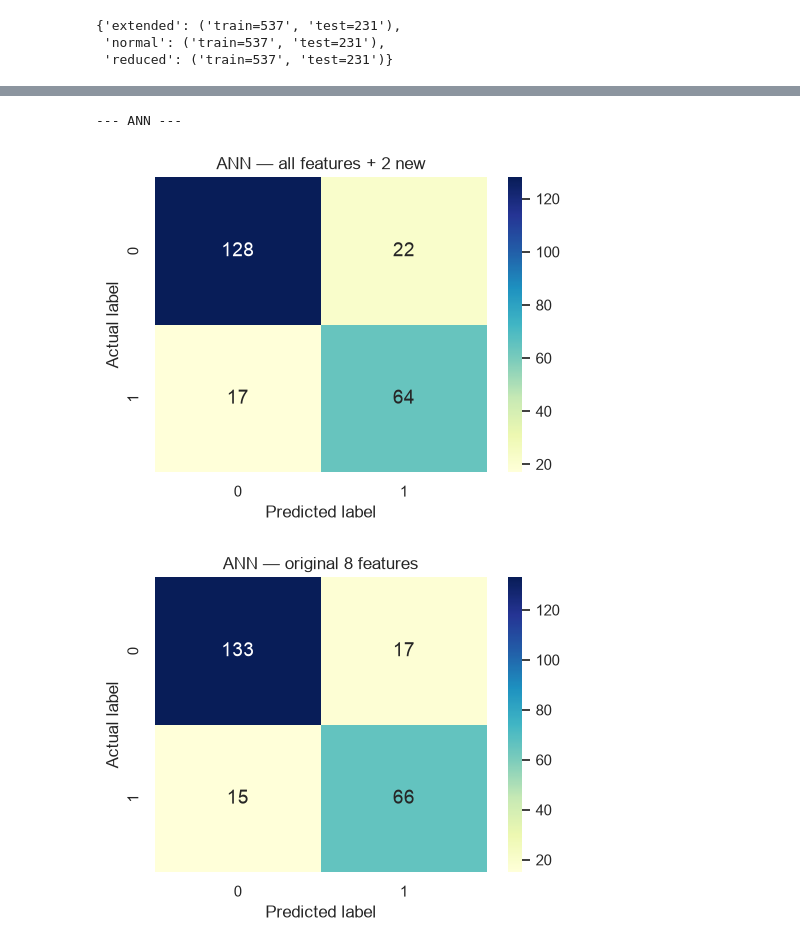
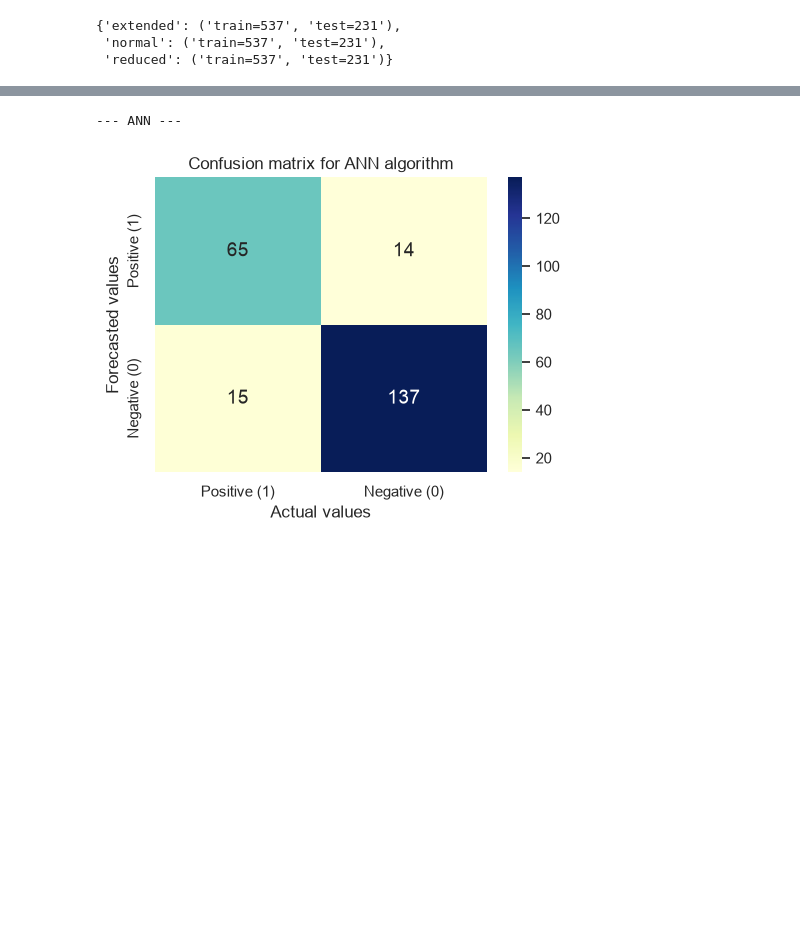
Before and after one commit to uidops/madani_university, a Jupyter notebook: hashemzadeh_projects/main.ipynb, the cells around one changed output, grey strips where cells are left out. Saved outputs shown, nothing was run; the diff lists cells and outputs as text; code cells hidden in the pictures; blank space fills up the shorter version.

```diff
--- a/hashemzadeh_projects/main.ipynb
+++ b/hashemzadeh_projects/main.ipynb
@@ -107,9 +107,14 @@ Outcome                     500
 dtype: int64
 # %%
 # EDA-derived features
-diabetes["HighBloodPressure"] = (diabetes["BloodPressure"] > 80).astype(int)
-diabetes["HighGlucose"] = (diabetes["Glucose"] > 105).astype(int)
+def add_extracted_features(df):
+    df = df.copy()
+    df["HighBP_HighGlucose"] = ((df["BloodPressure"] > 80) & (df["Glucose"] > 105)).astype(int)
+    df["HighBP"] = (df["BloodPressure"] > 80).astype(int)
+    return df
 
+
+diabetes = add_extracted_features(diabetes)
 diabetes.head()
 # %% [output]
 |  | Pregnancies | Glucose | BloodPressure | SkinThickness | Insulin | BMI | DiabetesPedigreeFunction | Age | ... |
@@ -123,7 +128,7 @@ X = diabetes.copy()
 y = X.pop("Outcome")
 
 extended_features = list(X.columns)
-normal_features = [f for f in extended_features if f not in ("HighBloodPressure", "HighGlucose")]
+normal_features = [f for f in extended_features if f not in ("HighBP_HighGlucose", "HighBP")]
 reduced_features = [f for f in normal_features if f not in ("SkinThickness", "DiabetesPedigreeFunction")]
 # %%
 SETUP_TITLES = {
@@ -154,12 +158,13 @@ splits = {
  'reduced': ('train=537', 'test=231')}
 # %%
 def plot_confusion_matrix(y_true, y_pred, title="Confusion Matrix"):
-    cm = confusion_matrix(y_true, y_pred)
+    # Paper layout (Table 2): rows = forecasted, columns = actual, positive class first
+    cm = confusion_matrix(y_true, y_pred, labels=[1, 0]).T
 
     plt.figure(figsize=(5, 4))
-    sns.heatmap(cm, annot=True, fmt="d", cmap="YlGnBu", xticklabels=[0, 1], yticklabels=[0, 1], annot_kws={"size": 14})
-    plt.xlabel("Predicted label")
-    plt.ylabel("Actual label")
+    sns.heatmap(cm, annot=True, fmt="d", cmap="YlGnBu", xticklabels=["Positive (1)", "Negative (0)"], yticklabels=["Positive (1)", "Negative (0)"], annot_kws={"size": 14})
+    plt.xlabel("Actual values")
+    plt.ylabel("Forecasted values")
     plt.title(title)
     plt.tight_layout()
     plt.show()
@@ -169,9 +174,9 @@ def get_metrics(y_true, y_pred, technique):
     return {
         "Classification Technique": technique,
         "Accuracy": accuracy_score(y_true, y_pred),
-        "Precision": precision_score(y_true, y_pred),
-        "Recall": recall_score(y_true, y_pred),
-        "F1": f1_score(y_true, y_pred),
+        "Precision": precision_score(y_true, y_pred, average="macro"),
+        "Recall": recall_score(y_true, y_pred, average="macro"),
+        "F1": f1_score(y_true, y_pred, average="macro"),
     }
 # %%
 metrics = {"extended": [], "normal": [], "reduced": []}
@@ -180,6 +185,7 @@ def run_model(model, label):
     for setup, (X_train, X_test, y_train, y_test) in splits.items():
         model.fit(X_train, y_train)
         y_pred = model.predict(X_test)
-        plot_confusion_matrix(y_test, y_pred, title=f"{label} — {SETUP_TITLES[setup]}")
+        if setup == "extended":
+            plot_confusion_matrix(y_test, y_pred, title=f"Confusion matrix for {label} algorithm")
         metrics[setup].append(get_metrics(y_test, y_pred, label))
 # %%
@@ -220,15 +220,15 @@ run_model(svm, "SVM")
 # %%
 print("\n--- ANN ---")
 ann = MLPClassifier(
-    hidden_layer_sizes=(32, 16, 8,),
+    hidden_layer_sizes=(64, 32),
     activation="relu",
     solver="adam",
+    alpha=0.01,
     learning_rate_init=0.001,
     max_iter=2000,
     random_state=RANDOM_STATE,
 )
 run_model(ann, "ANN")
 # %% [output]
 --- ANN ---
-[figure, old version]
+[figure, new version]
-[figure, removed]
```
Also changed, not shown: parts of 11 cells of this notebook, 1 other file.
